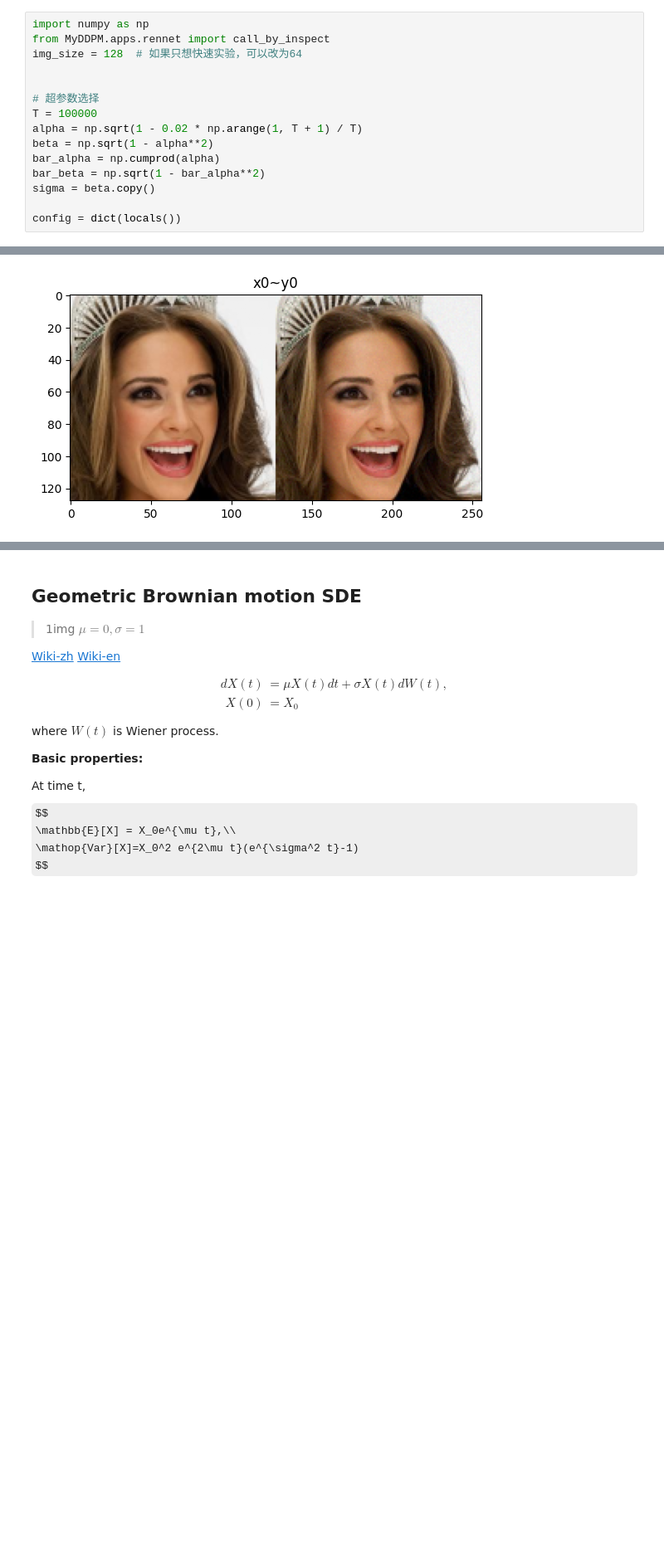
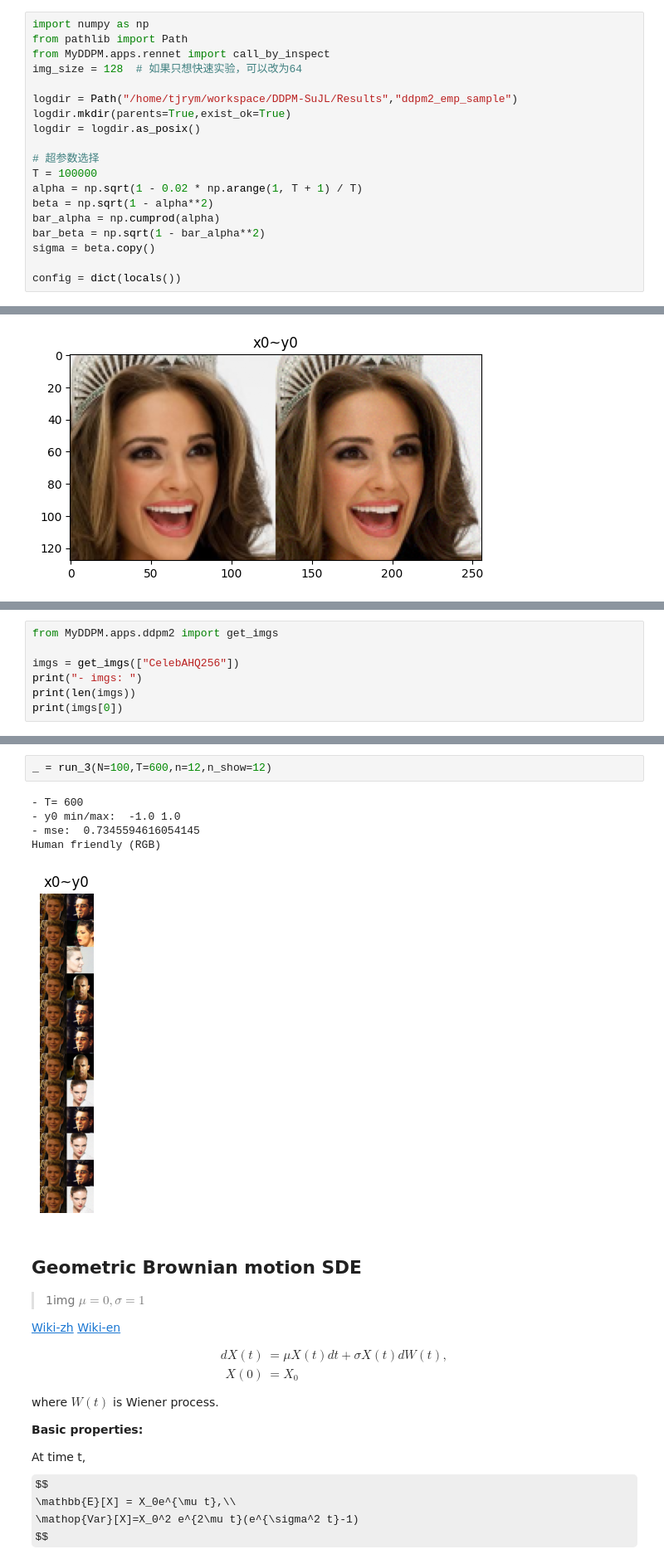
Before and after one commit to Rymoon/DDPM-SuJL, a Jupyter notebook: MyDDPM/apps/ddpm2_emp_sample.ipynb, the cells around one changed output, grey strips where cells are left out. Shown at 83% size. Cells and saved outputs as stored; diff of their text form; some formulas as TeX source; blank space fills up the shorter version.

Commit message:
ddpm_emp2_2img

```diff
--- a/MyDDPM/apps/ddpm2_emp_sample.ipynb
+++ b/MyDDPM/apps/ddpm2_emp_sample.ipynb
@@ -41,9 +41,13 @@ We denote:
 ## Introduction
 # %%
 import numpy as np
+from pathlib import Path
 from MyDDPM.apps.rennet import call_by_inspect
 img_size = 128  # 如果只想快速实验，可以改为64
 
+logdir = Path("/home/tjrym/workspace/DDPM-SuJL/Results","ddpm2_emp_sample")
+logdir.mkdir(parents=True,exist_ok=True)
+logdir = logdir.as_posix()
 
 # 超参数选择
 T = 100000
@@ -355,0 +412,7 @@ plt.show()
+# %%
+from MyDDPM.apps.ddpm2 import get_imgs
+
+imgs = get_imgs(["CelebAHQ256"])
+print("- imgs: ")
+print(len(imgs))
+print(imgs[0])
@@ -356,3 +520,11 @@ plt.show()
+# %%
+_ = run_3(N=100,T=600,n=12,n_show=12)
+# %% [output]
+- T= 600
+- y0 min/max:  -1.0 1.0
+- mse:  0.7345594616054145
+Human friendly (RGB)
+[figure, added]
 # %% [markdown]
 ## Geometric Brownian motion SDE
 > 1img
```
Also changed, not shown: parts of 12 cells of this notebook, 1 other file.
